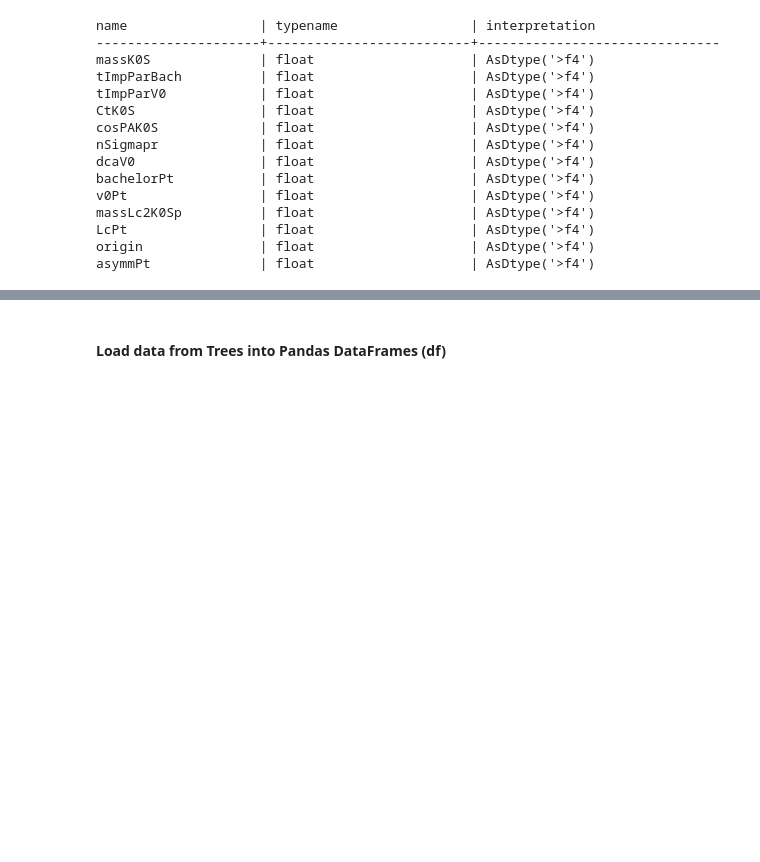
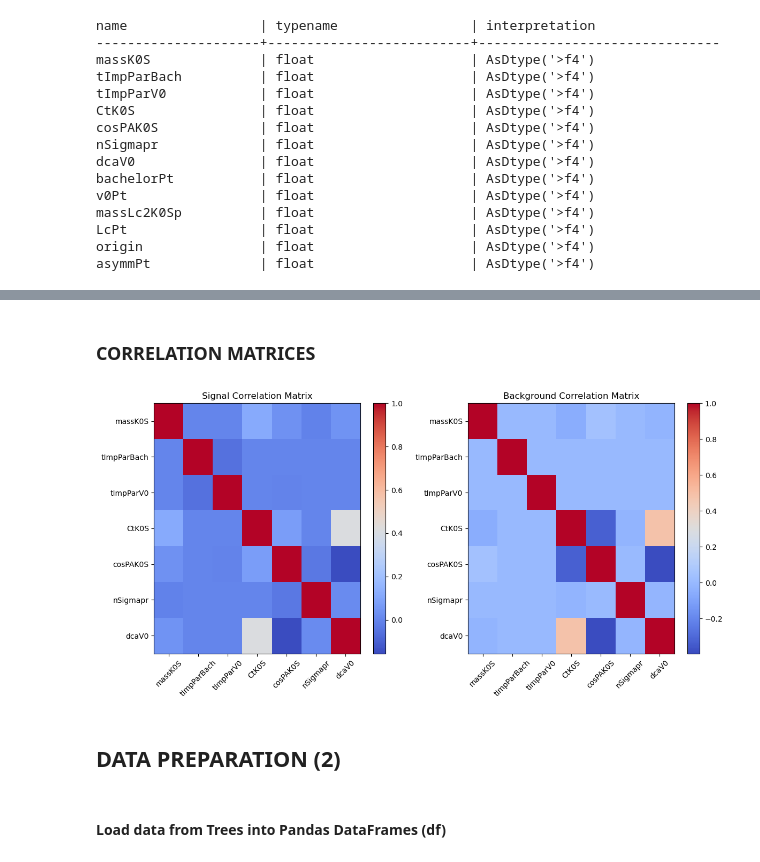
Before and after one commit to giopedro92/advanced-programming-project, a Jupyter notebook: NN.ipynb, the cells around one changed output, grey strips where cells are left out. Cells and saved outputs as stored; diff of their text form; code cells hidden in the pictures; blank space fills up the shorter version.

```diff
--- a/NN.ipynb
+++ b/NN.ipynb
@@ -141,3 +249,80 @@ asymmPt              | float                    | AsDtype('>f4')
+# %% [markdown]
+### CORRELATION MATRICES
+# %%
+# Put the numpy arrays of each variable into columns and then calculate the transposed
+X_signal = np.vstack((massK0S_sig_np,
+                      tImpParBach_sig_np,
+                      tImpParV0_sig_np,
+                      CtK0S_sig_np,
+                      cosPAK0S_sig_np,
+                      nSigmapr_sig_np,
+                      dcaV0_sig_np)).T
+
+X_background = np.vstack((massK0S_bkg_np,
+                          tImpParBach_bkg_np,
+                          tImpParV0_bkg_np,
+                          CtK0S_bkg_np,
+                          cosPAK0S_bkg_np,
+                          nSigmapr_bkg_np,
+                          dcaV0_bkg_np)).T
+
+
+# Computing correlation matrix
+# rowvar=False means that the columns represent the variables and the rows the observations
+signal_corr_matrix = np.corrcoef(X_signal,
+                                 rowvar=False)
+
+background_corr_matrix = np.corrcoef(X_background,
+                                     rowvar=False)
+
+
+# Definition of the variables name
+variable_names = ['massK0S',
+                  'tImpParBach',
+                  'tImpParV0',
+                  'CtK0S',
+                  'cosPAK0S',
+                  'nSigmapr',
+                  'dcaV0']
+
+
+# Plot of the correlation matrix
+plt.figure(figsize=(12, 6))
+
+plt.subplot(1, 2, 1)
+plt.imshow(signal_corr_matrix,
+           cmap='coolwarm',
+           aspect='auto')
+plt.title('Signal Correlation Matrix')
+plt.xticks(ticks=np.arange(len(variable_names)),
+           labels=variable_names,
+           rotation=45)
+plt.yticks(ticks=np.arange(len(variable_names)),
+           labels=variable_names)
+plt.colorbar()
+
+plt.subplot(1, 2, 2)
+plt.imshow(background_corr_matrix,
+           cmap='coolwarm',
+           aspect='auto')
+plt.title('Background Correlation Matrix')
+plt.xticks(ticks=np.arange(len(variable_names)),
+           labels=variable_names,
+           rotation=45)
+plt.yticks(ticks=np.arange(len(variable_names)),
+           labels=variable_names)
+plt.colorbar()
+
+
+# Saves figure con the file
+plt.savefig(os.path.join(output_folder,
+                         "correlation_matrixes.pdf"))
+plt.tight_layout()
+plt.show()
+# %% [output]
+[figure, added]
+# %% [markdown]
+## DATA PREPARATION (2)
 # %% [markdown]
 #### Load data from Trees into Pandas DataFrames (df)
 # %%
```
Also changed, not shown: parts of 22 cells of this notebook, 1 other file.
